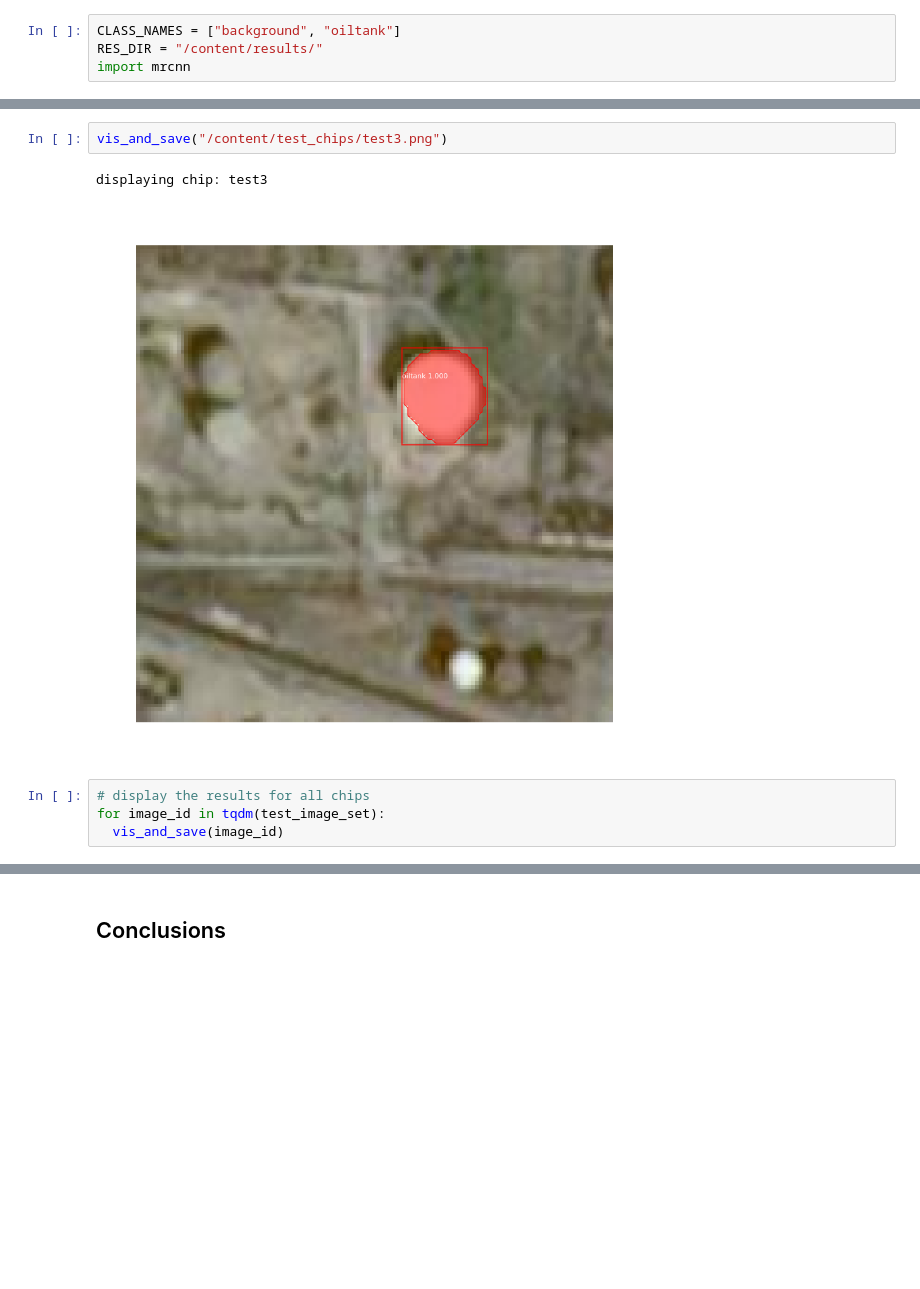
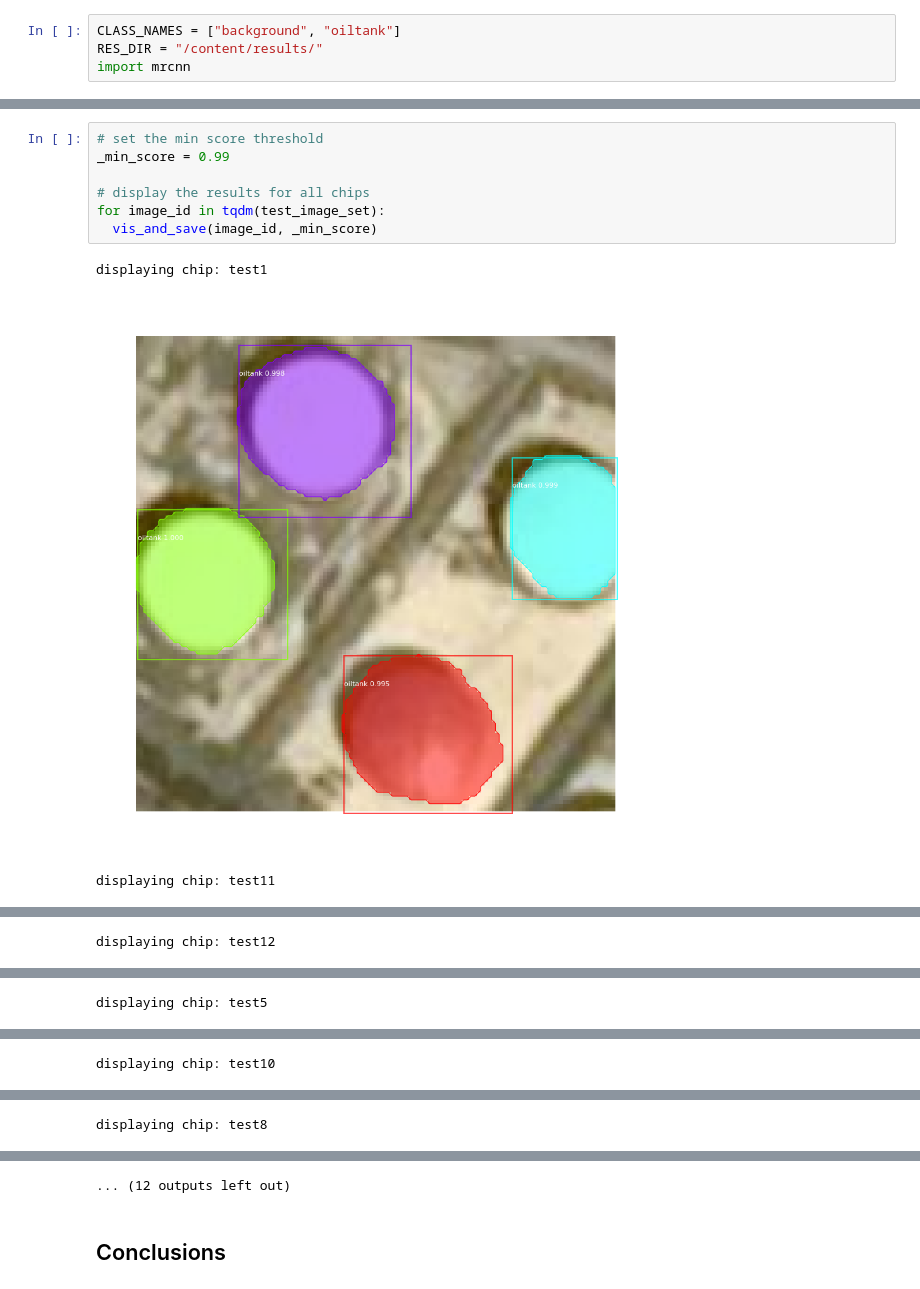
Before and after one commit to georgiosouzounis/instance-segmentation-mask-rcnn, a Jupyter notebook: mask_rcnn_oiltanks_gpu.ipynb, the cells around one changed output, grey strips where cells are left out. Cells and saved outputs as stored; diff of their text form; blank space fills up the shorter version.

```diff
--- a/mask_rcnn_oiltanks_gpu.ipynb
+++ b/mask_rcnn_oiltanks_gpu.ipynb
@@ -1165,9 +1163,11 @@ displaying chip: test2
-# %%
-vis_and_save("/content/test_chips/test3.png")
-# %% [output]
-displaying chip: test3
-[figure, removed]
 # %%
+# set the min score threshold
+_min_score = 0.99
+
 # display the results for all chips
 for image_id in tqdm(test_image_set):
-  vis_and_save(image_id)
+  vis_and_save(image_id, _min_score)
+# %% [output]
+displaying chip: test1
+[figure, added]
+displaying chip: test11
@@ -1173,0 +1175 @@ for image_id in tqdm(test_image_set):
+displaying chip: test12
@@ -1173,0 +1177 @@ for image_id in tqdm(test_image_set):
+displaying chip: test5
@@ -1173,0 +1179 @@ for image_id in tqdm(test_image_set):
+displaying chip: test10
@@ -1173,0 +1181 @@ for image_id in tqdm(test_image_set):
+displaying chip: test8
@@ -1174,3 +1183,4 @@ for image_id in tqdm(test_image_set):
+... (12 outputs left out)
 # %% [markdown]
 ## Conclusions
 # %% [markdown]
```
Also changed, not shown: parts of 13 cells of this notebook.
